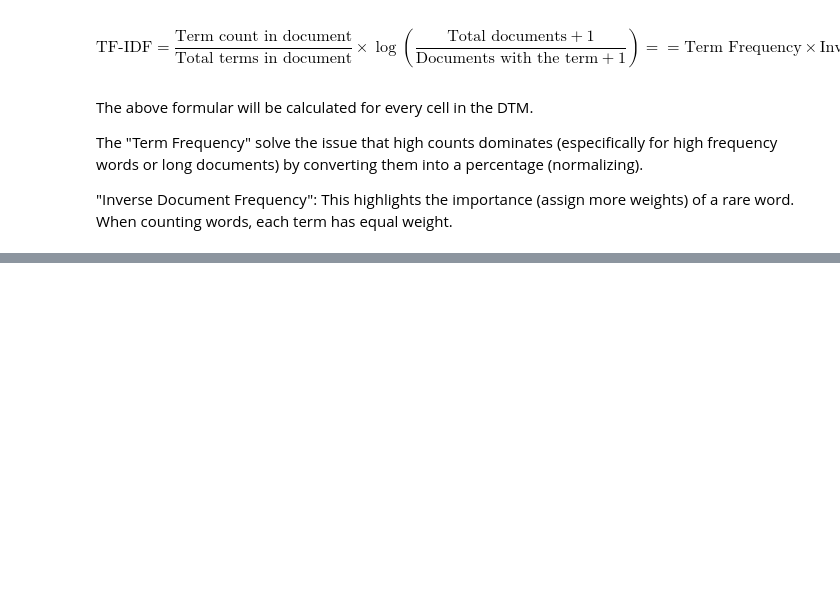
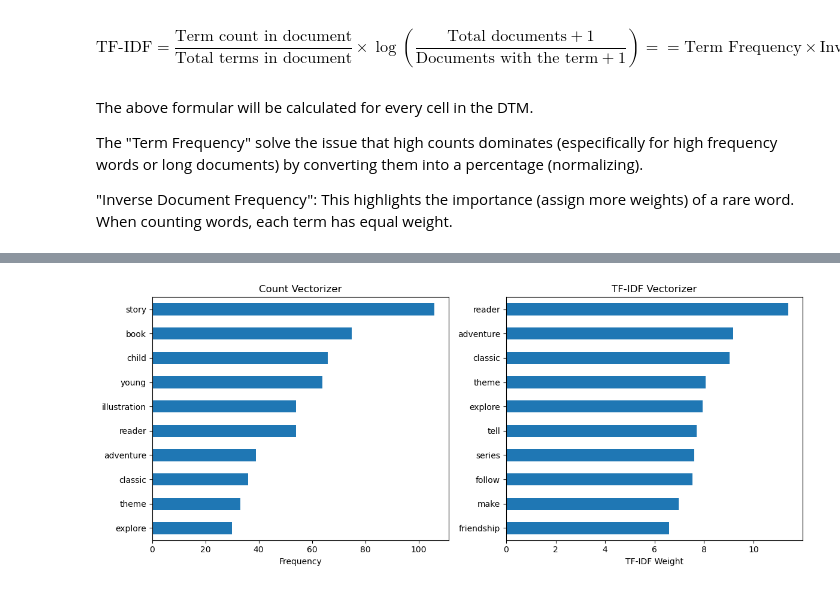
Before and after one commit to sulabola/NLP_in_Python, a Jupyter notebook: Chapter 2 - Text Preprocessing.ipynb, the cells around one changed output, grey strips where cells are left out. Saved outputs shown, nothing was run; the diff lists cells and outputs as text; code cells hidden in the pictures; blank space fills up the shorter version.

```diff
--- a/Chapter 2 - Text Preprocessing.ipynb
+++ b/Chapter 2 - Text Preprocessing.ipynb
@@ -1276,0 +1420,23 @@ The "Term Frequency" solve the issue that high counts dominates (especifically f
+# %%
+### Compare bar charts for Count Vectorizer and TF-IDF Vectorizer (using ChatGPT)
+
+import matplotlib.pyplot as plt
+
+# Create figure with 2 subplots (1 row, 2 columns)
+fig, axes = plt.subplots(1, 2, figsize=(12, 5))
+
+# First subplot: Count Vectorizer
+top_terms.plot(kind='barh', ax=axes[0])
+axes[0].set_title("Count Vectorizer")
+axes[0].set_xlabel("Frequency")
+
+# Second subplot: TF-IDF Vectorizer
+top_weights.plot(kind='barh', ax=axes[1])
+axes[1].set_title("TF-IDF Vectorizer")
+axes[1].set_xlabel("TF-IDF Weight")
+
+# Improve spacing
+plt.tight_layout()
+plt.show()
+# %% [output]
+[figure, added]
```
Also changed, not shown: parts of 16 cells of this notebook.
